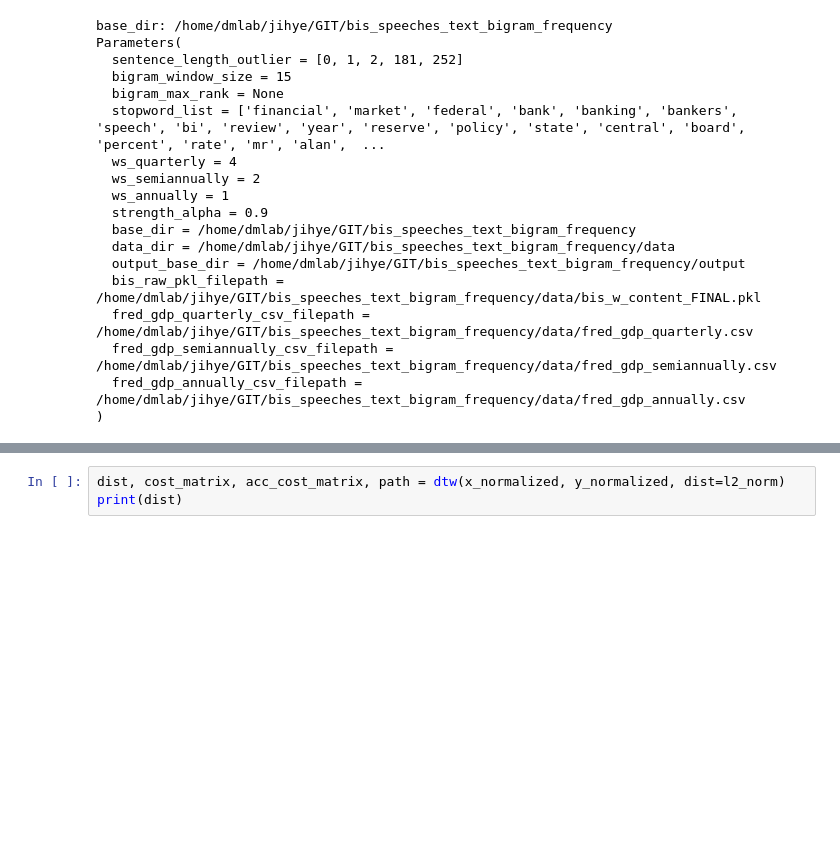
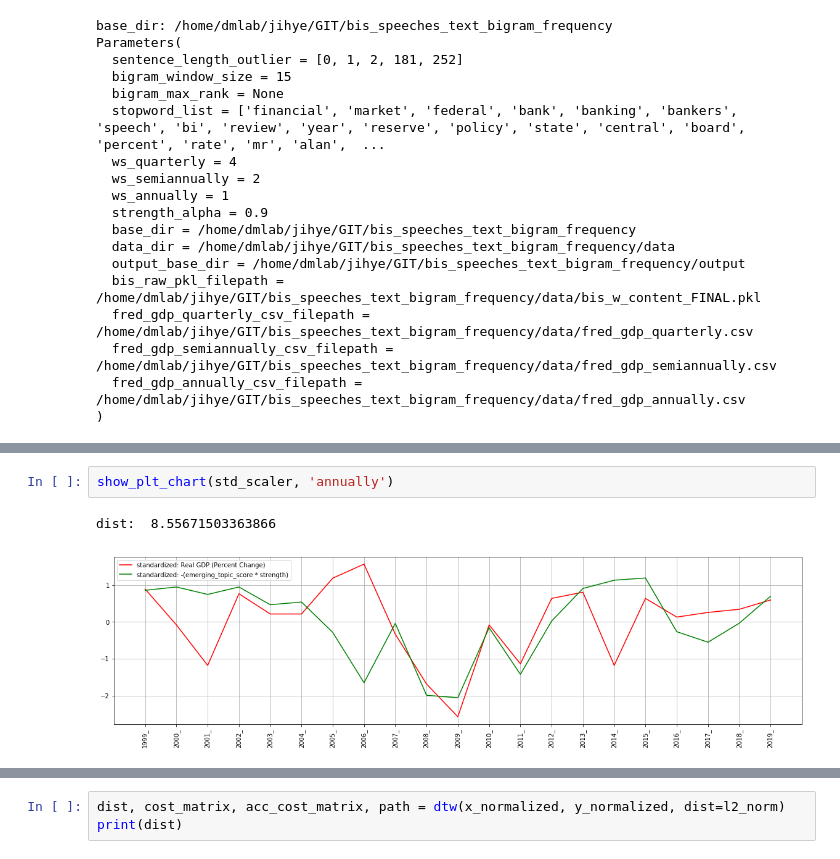
Before and after one commit to fagan2888/bis_speeches_text_bigram_frequency, a Jupyter notebook: source/check_standardized_data_plot.ipynb, the cells around one changed output, grey strips where cells are left out. Drawn from its saved outputs; the diff is of its cells as text; blank space fills up the shorter version.

```diff
--- a/source/check_standardized_data_plot.ipynb
+++ b/source/check_standardized_data_plot.ipynb
@@ -122,0 +151,5 @@ plt.legend()
+# %%
+show_plt_chart(std_scaler, 'annually')
+# %% [output]
+dist:  8.55671503363866
+[figure, added]
```
Also changed, not shown: parts of 18 cells of this notebook, 2 other files.
